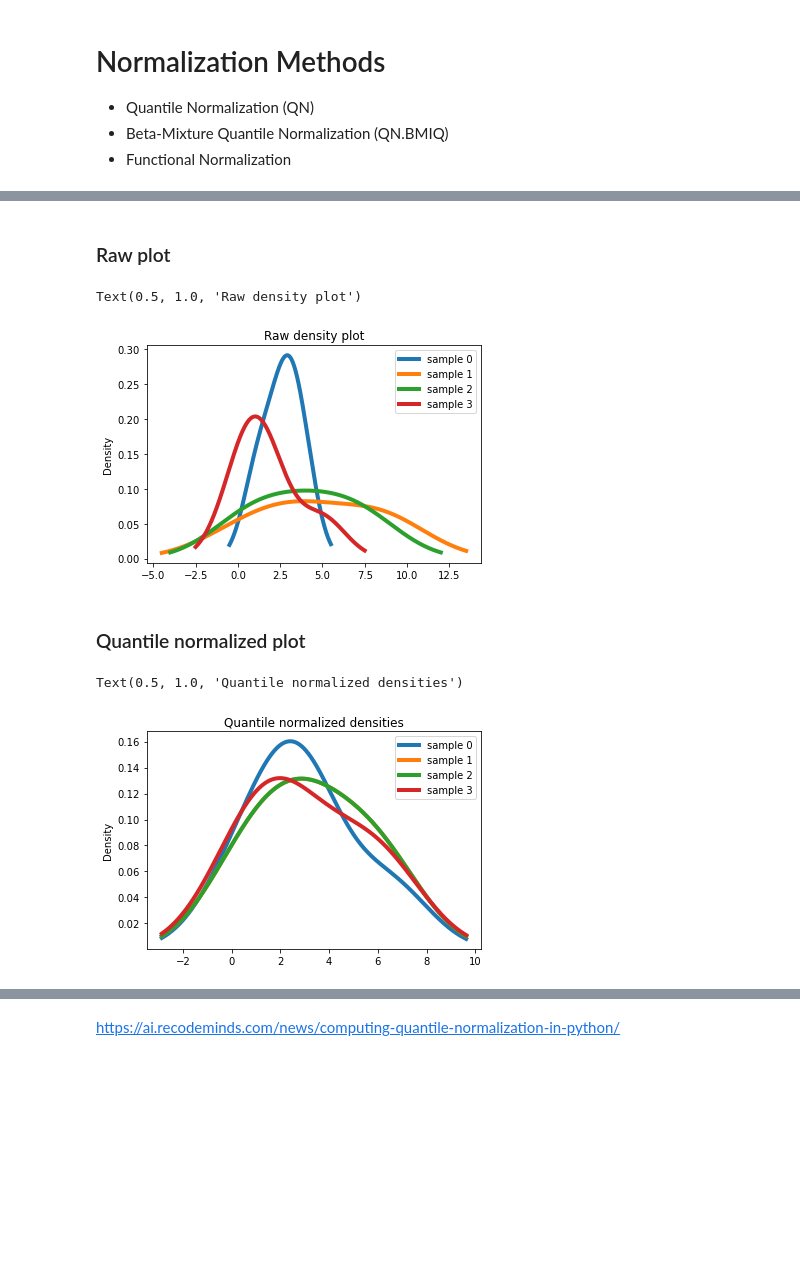
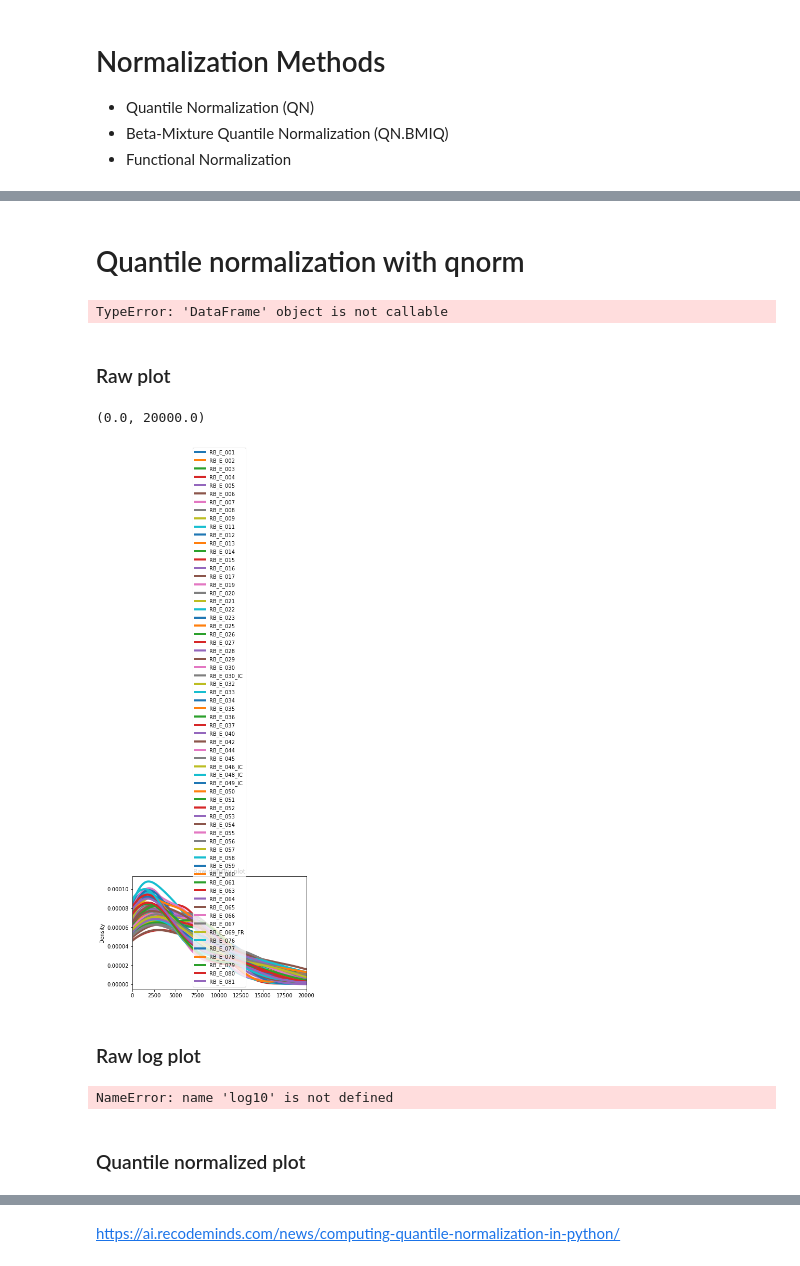
Before and after one commit to CorvusCorax95/Illumina450K-normalization, a Jupyter notebook: Thesis.ipynb, the cells around one changed output, grey strips where cells are left out. Drawn from its saved outputs; the diff is of its cells as text; code cells hidden in the pictures; blank space fills up the shorter version.

Commit message:
building plots: raw, log, qn

```diff
--- a/Thesis.ipynb
+++ b/Thesis.ipynb
@@ -27,7 +27,9 @@ df_450 = probetype_to_dataframe('illumina-table-450.csv')
 # df_850 = probetype_to_dataframe('illumina-table-450.csv') -> no 850 found
 
 # convert methylation-tables to dataframes
-df_values_meth = pd.read_csv('methylation-rb/methylation_meth.wide.tsv', sep='\t')
+#df_values_meth = pd.read_csv('methylation-rb/methylation_meth.wide.tsv', sep='\t')
+df_values_meth = pd.read_csv('methylation-rb/short.tsv', sep='\t')
+
 df_values_unmeth = pd.read_csv('methylation-rb/methylation_unmeth.wide.tsv', sep='\t')
 
 # set index to probe-id
@@ -39,6 +41,6 @@ df_values_unmeth = df_values_unmeth.set_index('probe')
 df_meth_w_types = add_probetypes(df_450, df_values_meth)
 df_unmeth_w_types = add_probetypes(df_450, df_values_unmeth)
 
-print(df_meth_w_types)
-print(df_unmeth_w_types)
+print(df_meth_w_types.dtypes)
+print(df_unmeth_w_types.dtypes)
 # %% [output]
@@ -140,19 +186,46 @@ cg4      0.25      2.00      6.50      4.75
+# %% [markdown]
+# Quantile normalization with qnorm
+# %%
+import pandas as pd
+import qnorm
+
+df_qn = qnorm.quantile_normalize(df_values_meth, axis=1)
+df_values_meth = df_values_meth.head(50)
+df_qn = df_qn.head(50)
+df_log = df_values_meth(lambda x: math.log10(x))
+
+print(df_log)
+print(df_values_meth)
+print(df_qn)
+# %% [output]
+TypeError: 'DataFrame' object is not callable
 # %% [markdown]
 ### Raw plot
 # %%
-data_df.plot.density(linewidth=4)
+df_values_meth.plot.density(linewidth=4)
 plt.title("Raw density plot")
+plt.xlim(0,20000)
 # %% [output]
-Text(0.5, 1.0, 'Raw density plot')
+(0.0, 20000.0)
-[figure, old version]
+[figure, new version]
+# %% [markdown]
+### Raw log plot
+# %%
+import math
+
+df_values_meth_log = df_values_meth.applymap(log10, na_action='ignore')
+
+df_values_meth_log.plot.density(linewidth=4)
+plt.title("Raw density plot")
+#plt.xlim(0,20000)
+# %% [output]
+NameError: name 'log10' is not defined
 # %% [markdown]
 ### Quantile normalized plot
 # %%
-data_qn.plot.density(linewidth=4)
+df_qn.plot.density(linewidth=4)
 plt.title("Quantile normalized densities")
+plt.xlim(0,20000)
-# %% [output]
-Text(0.5, 1.0, 'Quantile normalized densities')
-[figure, removed]
 # %%
 ### Raw boxplot
 # %%
```
Also changed, not shown: parts of 12 cells of this notebook, 1 other file.
